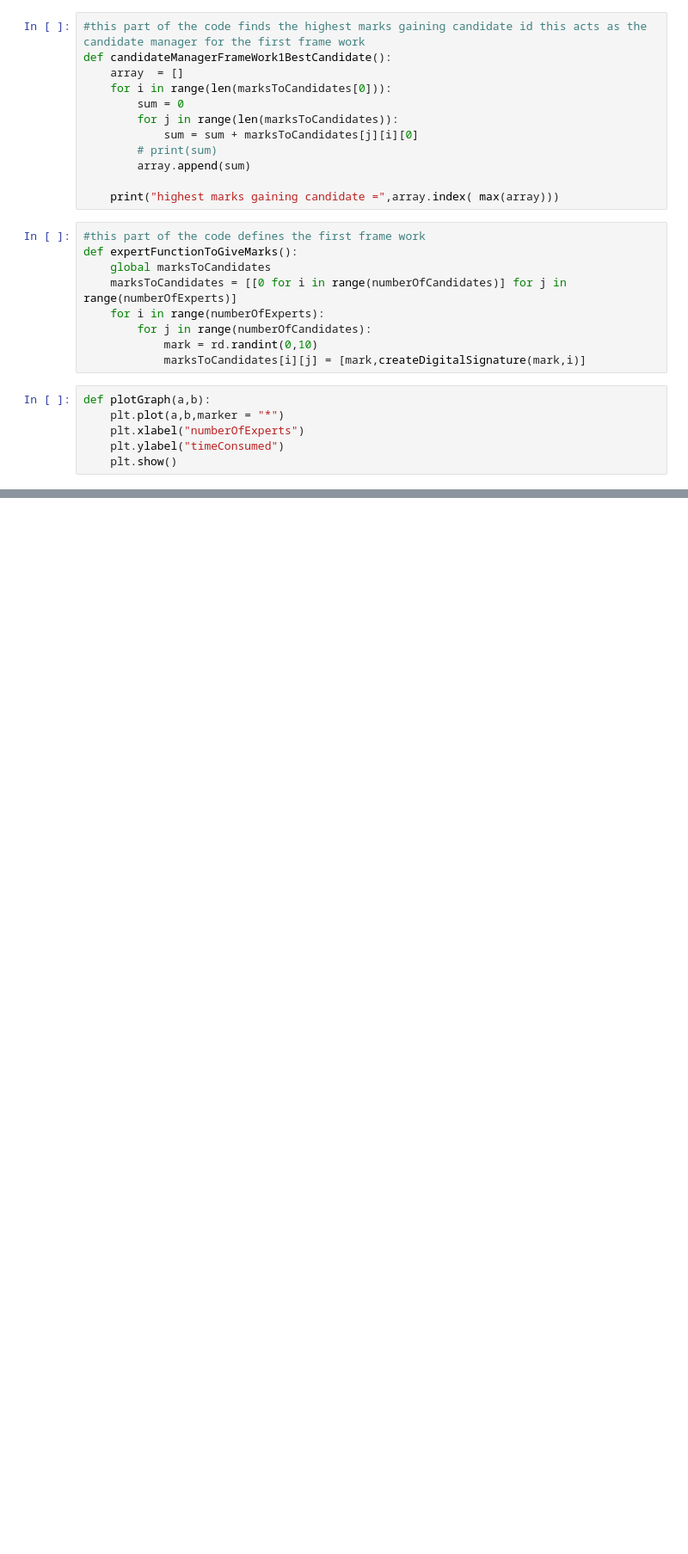
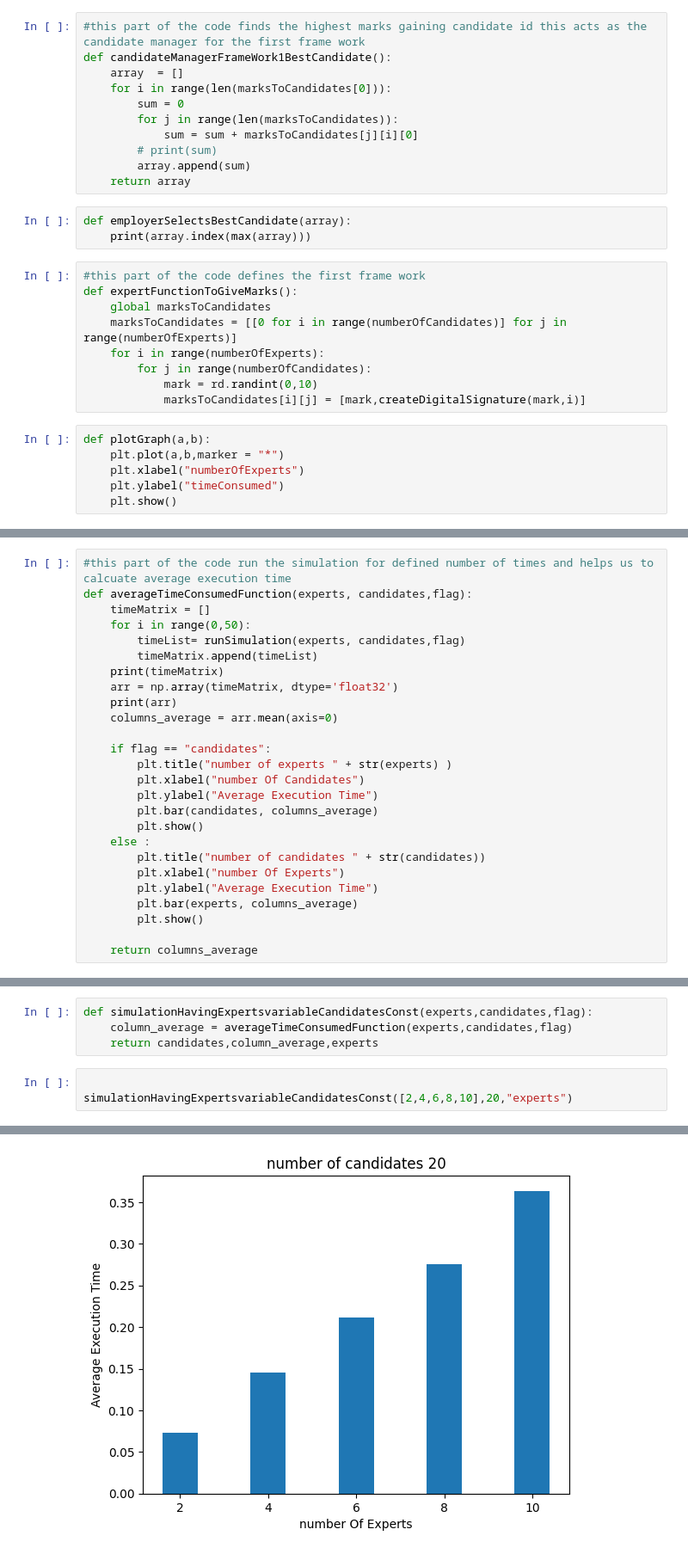
Before and after one commit to jababros11/GauravSirPaper, a Jupyter notebook: gaurav sir paper/FrameWork1.ipynb, the cells around one changed output, grey strips where cells are left out. Shown: that part at 86% size. Cells and saved outputs as stored; diff of their text form; blank space fills up the shorter version.

```diff
--- a/gaurav sir paper/FrameWork1.ipynb
+++ b/gaurav sir paper/FrameWork1.ipynb
@@ -43,8 +44,10 @@ def candidateManagerFrameWork1BestCandidate():
             sum = sum + marksToCandidates[j][i][0]
         # print(sum)
         array.append(sum)
-
-    print("highest marks gaining candidate =",array.index( max(array)))
+    return array
+# %%
+def employerSelectsBestCandidate(array):
+    print(array.index(max(array)))
 # %%
 #this part of the code defines the first frame work
 def expertFunctionToGiveMarks():
@@ -91,0 +96,26 @@ highest marks gaining candidate = 1864
+# %%
+#this part of the code run the simulation for defined number of times and helps us to calcuate average execution time
+def averageTimeConsumedFunction(experts, candidates,flag):
+    timeMatrix = []
+    for i in range(0,50):
+        timeList= runSimulation(experts, candidates,flag)
+        timeMatrix.append(timeList)
+    print(timeMatrix)
+    arr = np.array(timeMatrix, dtype='float32')
+    print(arr)
+    columns_average = arr.mean(axis=0)
+
+    if flag == "candidates":
+        plt.title("number of experts " + str(experts) )
+        plt.xlabel("number Of Candidates")
+        plt.ylabel("Average Execution Time")
+        plt.bar(candidates, columns_average)
+        plt.show()
+    else :
+        plt.title("number of candidates " + str(candidates))
+        plt.xlabel("number Of Experts")
+        plt.ylabel("Average Execution Time")
+        plt.bar(experts, columns_average)
+        plt.show()
+
+    return columns_average
@@ -91,0 +126,8 @@ highest marks gaining candidate = 1864
+# %%
+def simulationHavingExpertsvariableCandidatesConst(experts,candidates,flag):
+    column_average = averageTimeConsumedFunction(experts,candidates,flag)
+    return candidates,column_average,experts
+# %%
+
+simulationHavingExpertsvariableCandidatesConst([2,4,6,8,10],20,"experts")
+# %% [output]
@@ -91,0 +151 @@ highest marks gaining candidate = 1864
+[figure, added]
```
Also changed, not shown: parts of 5 cells of this notebook, 1 other file.
